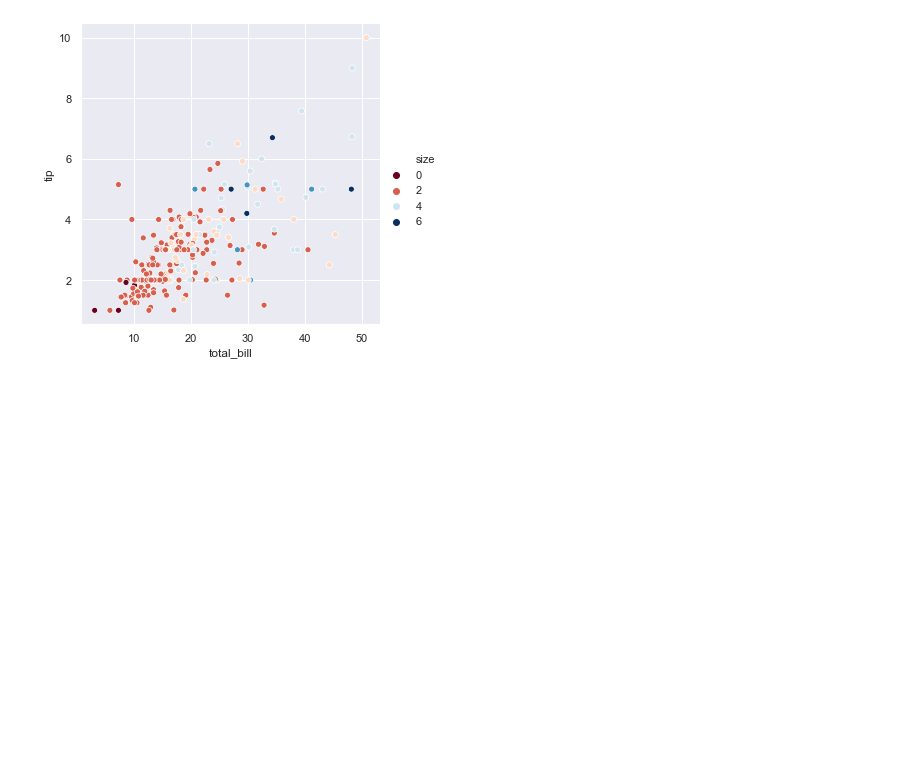
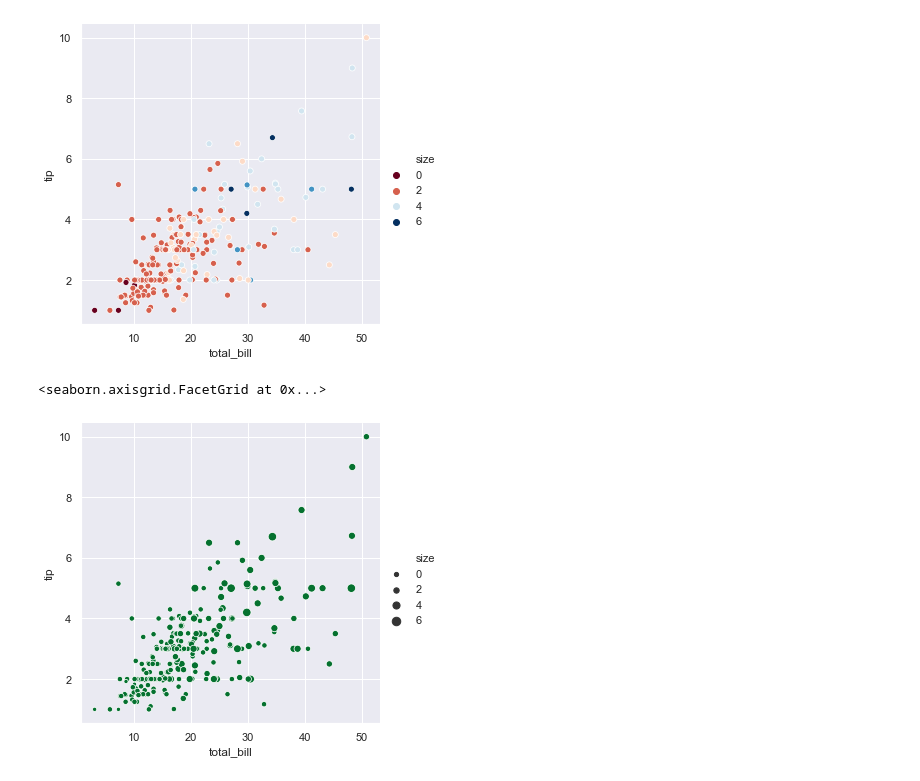
Before and after one commit to Demid-demid/Data-Visualisation, a Jupyter notebook: Seaborn_crash_course.ipynb, the cells around one changed output. Drawn from its saved outputs; the diff is of its cells as text; code cells hidden in the pictures; blank space fills up the shorter version.

Commit message:
Changed "sizes"

```diff
--- a/Seaborn_crash_course.ipynb
+++ b/Seaborn_crash_course.ipynb
@@ -45,3 +47,10 @@ sb.relplot(x="total_bill", y="tip", data=tips, hue="size", palette="RdBu")# size
 # %% [output]
 <seaborn.axisgrid.FacetGrid at 0x...>
 [figure]
+# %%
+sb.set_palette("Greens_r") # to  change color  use set  palette
+sb.relplot(x="total_bill", y="tip", data=tips, size="size" )
+#pay attention to size = "size" < the bigger data< the bigger size of circle
+# %% [output]
+<seaborn.axisgrid.FacetGrid at 0x...>
+[figure, added]
```
Also changed, not shown: parts of 2 cells of this notebook.
